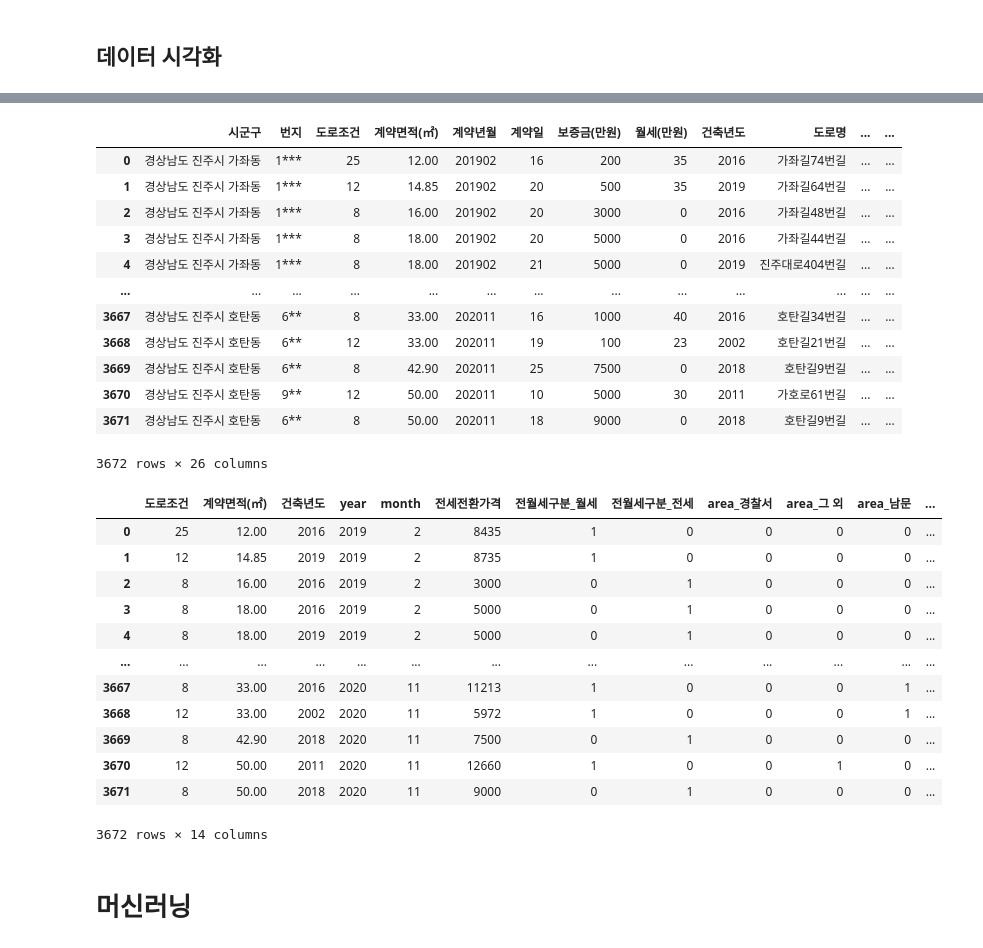
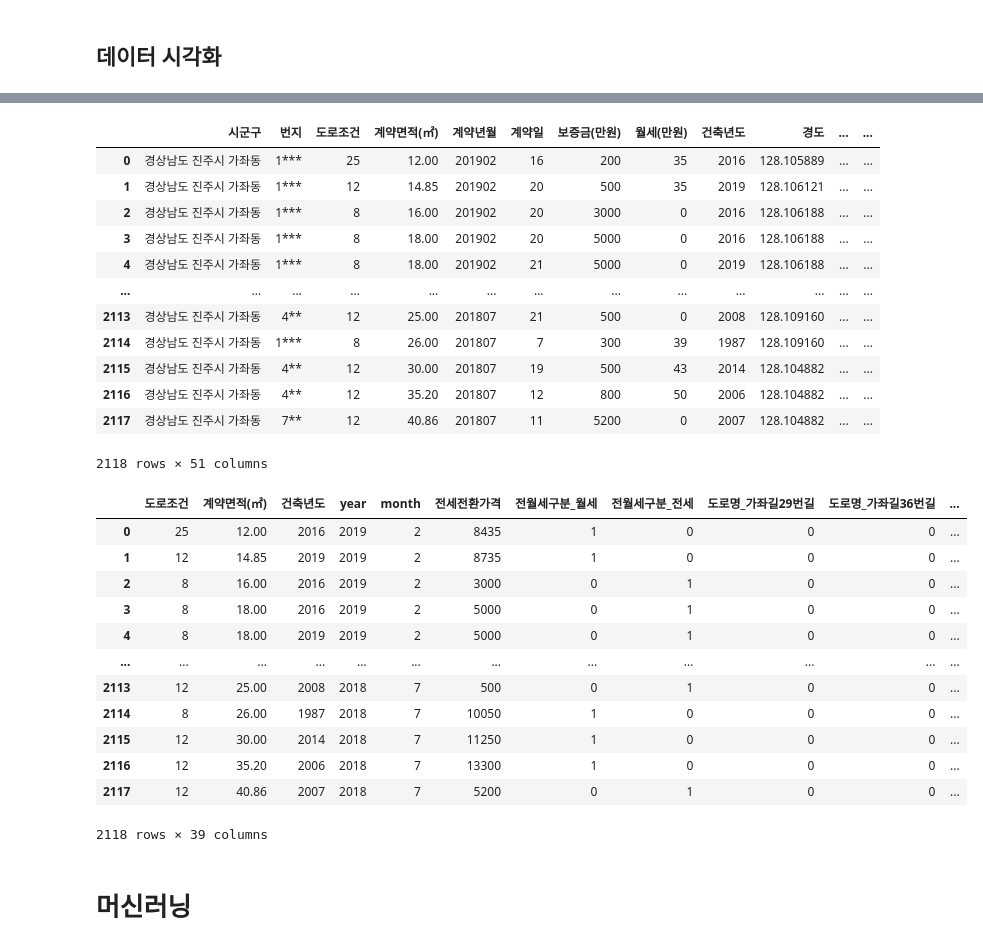
Before and after one commit to ChanceMKR/LH_home, a Jupyter notebook: ksc/lh_home.ipynb, the cells around one changed output, grey strips where cells are left out. Saved outputs shown, nothing was run; the diff lists cells and outputs as text; code cells hidden in the pictures.

```diff
--- a/ksc/lh_home.ipynb
+++ b/ksc/lh_home.ipynb
@@ -15,7 +15,7 @@ folder = os.listdir()
 
 file = []
 for f in folder:
-    if "jinju" in f:
+    if "gajwa" in f:
         data = pd.read_csv("./" + f, encoding="cp949", skiprows=15)
         data = data[list(data.columns[:11])]
         file.append(data)
@@ -274,43 +267,43 @@ sns.scatterplot(data = gajwa, x = "계약년월", y = "전세전환가격", hue
 # gajwa = pd.DataFrame.drop(gajwa, columns=["전월세구분"], axis=1)
 
 #원핫인코딩
-gajwa = pd.get_dummies(gajwa, columns = ["전월세구분", "area"])
+gajwa = pd.get_dummies(gajwa, columns = ["전월세구분", "도로명"])
 
 gajwa
 # %% [output]
-|  | 시군구 | 번지 | 도로조건 | 계약면적(㎡) | 계약년월 | 계약일 | 보증금(만원) | 월세(만원) | 건축년도 | 도로명 | ... | ... |
-| 0 | 경상남도 진주시 가좌동 | 1*** | 25 | 12.00 | 201902 | 16 | 200 | 35 | 2016 | 가좌길74번길 | ... | ... |
-| 1 | 경상남도 진주시 가좌동 | 1*** | 12 | 14.85 | 201902 | 20 | 500 | 35 | 2019 | 가좌길64번길 | ... | ... |
-| 2 | 경상남도 진주시 가좌동 | 1*** | 8 | 16.00 | 201902 | 20 | 3000 | 0 | 2016 | 가좌길48번길 | ... | ... |
-| 3 | 경상남도 진주시 가좌동 | 1*** | 8 | 18.00 | 201902 | 20 | 5000 | 0 | 2016 | 가좌길44번길 | ... | ... |
-| 4 | 경상남도 진주시 가좌동 | 1*** | 8 | 18.00 | 201902 | 21 | 5000 | 0 | 2019 | 진주대로404번길 | ... | ... |
+|  | 시군구 | 번지 | 도로조건 | 계약면적(㎡) | 계약년월 | 계약일 | 보증금(만원) | 월세(만원) | 건축년도 | 경도 | ... | ... |
+| 0 | 경상남도 진주시 가좌동 | 1*** | 25 | 12.00 | 201902 | 16 | 200 | 35 | 2016 | 128.105889 | ... | ... |
+| 1 | 경상남도 진주시 가좌동 | 1*** | 12 | 14.85 | 201902 | 20 | 500 | 35 | 2019 | 128.106121 | ... | ... |
+| 2 | 경상남도 진주시 가좌동 | 1*** | 8 | 16.00 | 201902 | 20 | 3000 | 0 | 2016 | 128.106188 | ... | ... |
+| 3 | 경상남도 진주시 가좌동 | 1*** | 8 | 18.00 | 201902 | 20 | 5000 | 0 | 2016 | 128.106188 | ... | ... |
+| 4 | 경상남도 진주시 가좌동 | 1*** | 8 | 18.00 | 201902 | 21 | 5000 | 0 | 2019 | 128.106188 | ... | ... |
 | ... | ... | ... | ... | ... | ... | ... | ... | ... | ... | ... | ... | ... |
-| 3667 | 경상남도 진주시 호탄동 | 6** | 8 | 33.00 | 202011 | 16 | 1000 | 40 | 2016 | 호탄길34번길 | ... | ... |
-| 3668 | 경상남도 진주시 호탄동 | 6** | 12 | 33.00 | 202011 | 19 | 100 | 23 | 2002 | 호탄길21번길 | ... | ... |
-| 3669 | 경상남도 진주시 호탄동 | 6** | 8 | 42.90 | 202011 | 25 | 7500 | 0 | 2018 | 호탄길9번길 | ... | ... |
-| 3670 | 경상남도 진주시 호탄동 | 9** | 12 | 50.00 | 202011 | 10 | 5000 | 30 | 2011 | 가호로61번길 | ... | ... |
-| 3671 | 경상남도 진주시 호탄동 | 6** | 8 | 50.00 | 202011 | 18 | 9000 | 0 | 2018 | 호탄길9번길 | ... | ... |
+| 2113 | 경상남도 진주시 가좌동 | 4** | 12 | 25.00 | 201807 | 21 | 500 | 0 | 2008 | 128.109160 | ... | ... |
+| 2114 | 경상남도 진주시 가좌동 | 1*** | 8 | 26.00 | 201807 | 7 | 300 | 39 | 1987 | 128.109160 | ... | ... |
+| 2115 | 경상남도 진주시 가좌동 | 4** | 12 | 30.00 | 201807 | 19 | 500 | 43 | 2014 | 128.104882 | ... | ... |
+| 2116 | 경상남도 진주시 가좌동 | 4** | 12 | 35.20 | 201807 | 12 | 800 | 50 | 2006 | 128.104882 | ... | ... |
+| 2117 | 경상남도 진주시 가좌동 | 7** | 12 | 40.86 | 201807 | 11 | 5200 | 0 | 2007 | 128.104882 | ... | ... |
-3672 rows × 26 columns
+2118 rows × 51 columns
 # %%
-gajwa_data = pd.DataFrame.drop(gajwa, columns=["시군구","계약년월", "번지", "도로명", "계약일", "보증금(만원)", "월세(만원)", "location", "경도", "위도", "전월세전환율", "gnu_distance"], axis=1)
+gajwa_data = pd.DataFrame.drop(gajwa, columns=["시군구","계약년월", "번지", "계약일", "보증금(만원)", "월세(만원)", "location", "경도", "위도", "전월세전환율", "gnu_distance", "area"], axis=1)
 
 #gajwa_data.distance = gajwa_data.distance.transform(lambda x: (x - x.mean()) / x.std())
 #gajwa_data.전세전환가격 = gajwa_data.전세전환가격.transform(lambda x: (x - x.mean()) / x.std())
 gajwa_data
 # %% [output]
-|  | 도로조건 | 계약면적(㎡) | 건축년도 | year | month | 전세전환가격 | 전월세구분_월세 | 전월세구분_전세 | area_경찰서 | area_그 외 | area_남문 | ... |
-| 0 | 25 | 12.00 | 2016 | 2019 | 2 | 8435 | 1 | 0 | 0 | 0 | 0 | ... |
-| 1 | 12 | 14.85 | 2019 | 2019 | 2 | 8735 | 1 | 0 | 0 | 0 | 0 | ... |
-| 2 | 8 | 16.00 | 2016 | 2019 | 2 | 3000 | 0 | 1 | 0 | 0 | 0 | ... |
-| 3 | 8 | 18.00 | 2016 | 2019 | 2 | 5000 | 0 | 1 | 0 | 0 | 0 | ... |
-| 4 | 8 | 18.00 | 2019 | 2019 | 2 | 5000 | 0 | 1 | 0 | 0 | 0 | ... |
-| ... | ... | ... | ... | ... | ... | ... | ... | ... | ... | ... | ... | ... |
-| 3667 | 8 | 33.00 | 2016 | 2020 | 11 | 11213 | 1 | 0 | 0 | 0 | 1 | ... |
-| 3668 | 12 | 33.00 | 2002 | 2020 | 11 | 5972 | 1 | 0 | 0 | 0 | 1 | ... |
-| 3669 | 8 | 42.90 | 2018 | 2020 | 11 | 7500 | 0 | 1 | 0 | 0 | 0 | ... |
-| 3670 | 12 | 50.00 | 2011 | 2020 | 11 | 12660 | 1 | 0 | 0 | 1 | 0 | ... |
-| 3671 | 8 | 50.00 | 2018 | 2020 | 11 | 9000 | 0 | 1 | 0 | 0 | 0 | ... |
+|  | 도로조건 | 계약면적(㎡) | 건축년도 | year | month | 전세전환가격 | 전월세구분_월세 | 전월세구분_전세 | 도로명_가좌길29번길 | 도로명_가좌길36번길 | ... |
+| 0 | 25 | 12.00 | 2016 | 2019 | 2 | 8435 | 1 | 0 | 0 | 0 | ... |
+| 1 | 12 | 14.85 | 2019 | 2019 | 2 | 8735 | 1 | 0 | 0 | 0 | ... |
+| 2 | 8 | 16.00 | 2016 | 2019 | 2 | 3000 | 0 | 1 | 0 | 0 | ... |
+| 3 | 8 | 18.00 | 2016 | 2019 | 2 | 5000 | 0 | 1 | 0 | 0 | ... |
+| 4 | 8 | 18.00 | 2019 | 2019 | 2 | 5000 | 0 | 1 | 0 | 0 | ... |
+| ... | ... | ... | ... | ... | ... | ... | ... | ... | ... | ... | ... |
+| 2113 | 12 | 25.00 | 2008 | 2018 | 7 | 500 | 0 | 1 | 0 | 0 | ... |
+| 2114 | 8 | 26.00 | 1987 | 2018 | 7 | 10050 | 1 | 0 | 0 | 0 | ... |
+| 2115 | 12 | 30.00 | 2014 | 2018 | 7 | 11250 | 1 | 0 | 0 | 0 | ... |
+| 2116 | 12 | 35.20 | 2006 | 2018 | 7 | 13300 | 1 | 0 | 0 | 0 | ... |
+| 2117 | 12 | 40.86 | 2007 | 2018 | 7 | 5200 | 0 | 1 | 0 | 0 | ... |
-3672 rows × 14 columns
+2118 rows × 39 columns
 # %% [markdown]
 # 머신러닝
 # %%
```
Also changed, not shown: parts of 26 cells of this notebook, 7 other files.
